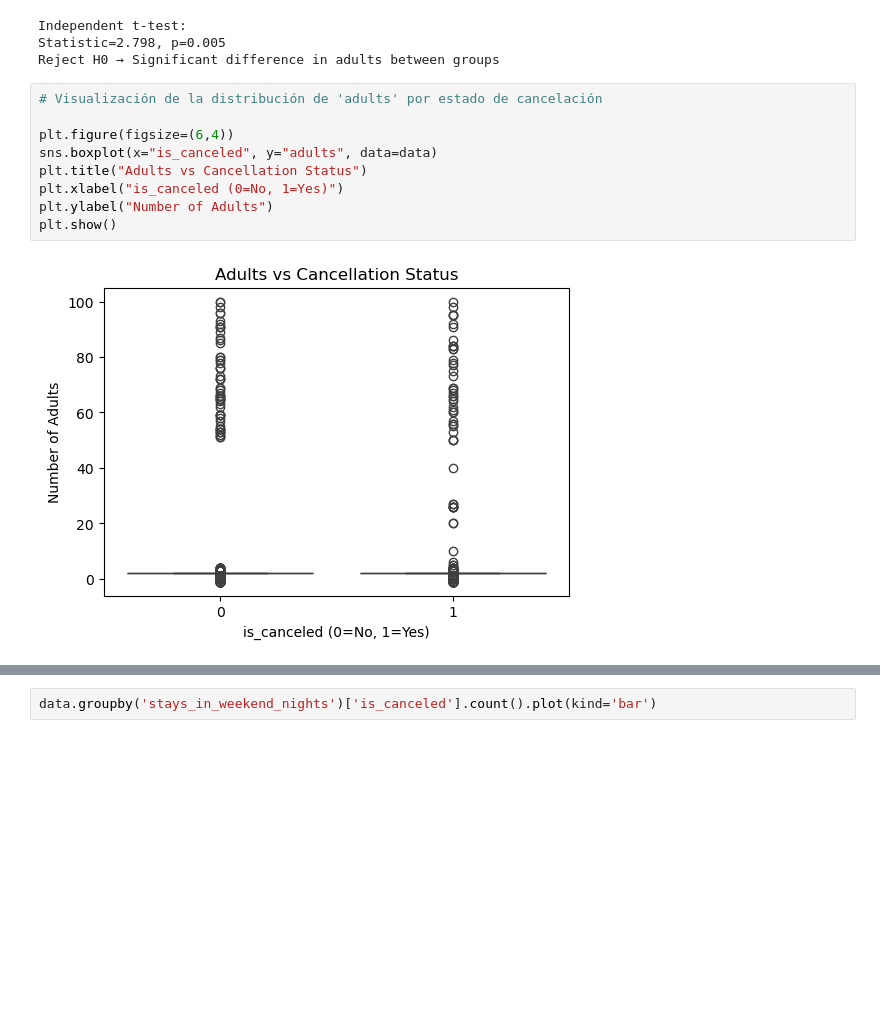
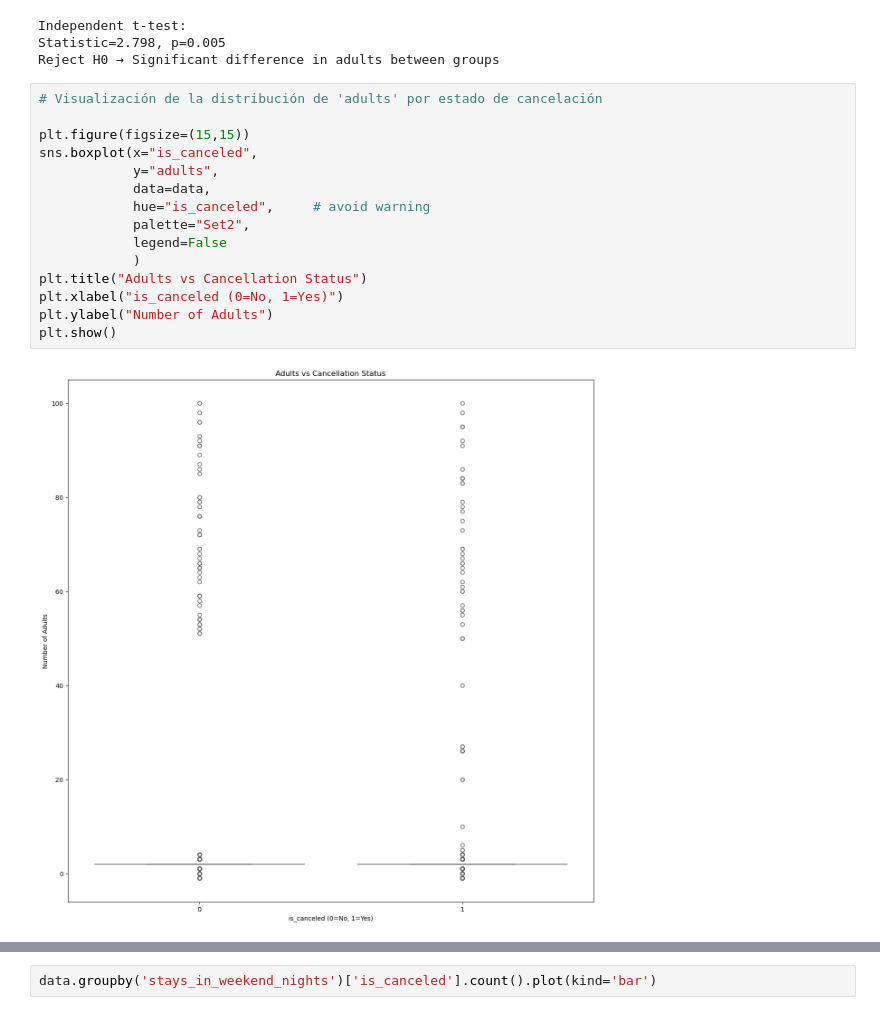
Before and after one commit to CatGelvez01/Ciencia_de_datos_aplicada_taller-1, a Jupyter notebook: taller1.ipynb, the cells around one changed output, grey strips where cells are left out. Drawn from its saved outputs; the diff is of its cells as text; blank space fills up the shorter version.

```diff
--- a/taller1.ipynb
+++ b/taller1.ipynb
@@ -610,11 +668,17 @@ Reject H0 → Significant difference in adults between groups
 # %%
 # Visualización de la distribución de 'adults' por estado de cancelación
 
-plt.figure(figsize=(6,4))
-sns.boxplot(x="is_canceled", y="adults", data=data)
+plt.figure(figsize=(15,15))
+sns.boxplot(x="is_canceled",
+            y="adults",
+            data=data,
+            hue="is_canceled",     # avoid warning
+            palette="Set2",
+            legend=False
+            )
 plt.title("Adults vs Cancellation Status")
 plt.xlabel("is_canceled (0=No, 1=Yes)")
 plt.ylabel("Number of Adults")
 plt.show()
 # %% [output]
-[figure, old version]
+[figure, new version]
```
Also changed, not shown: parts of 10 cells of this notebook.
